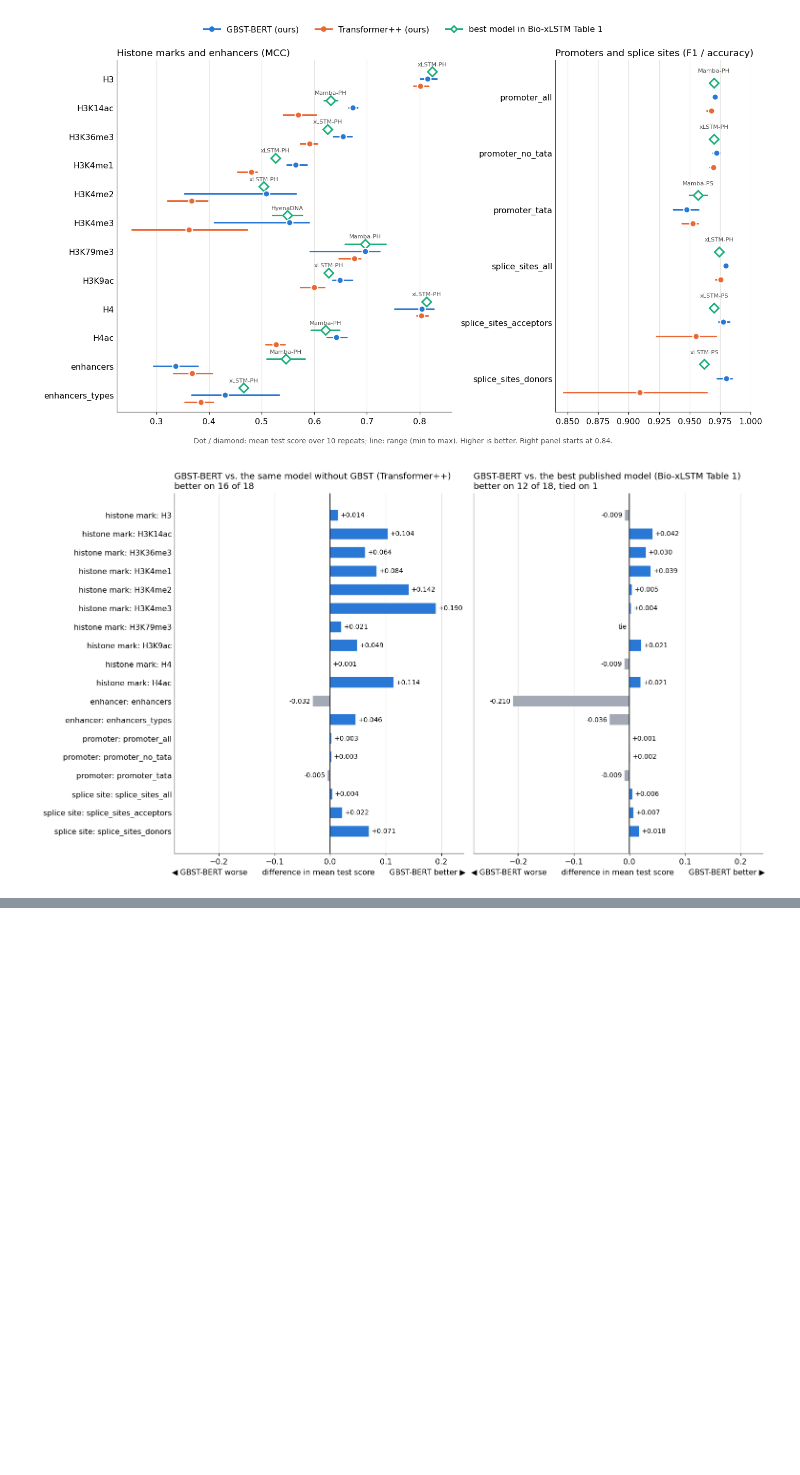
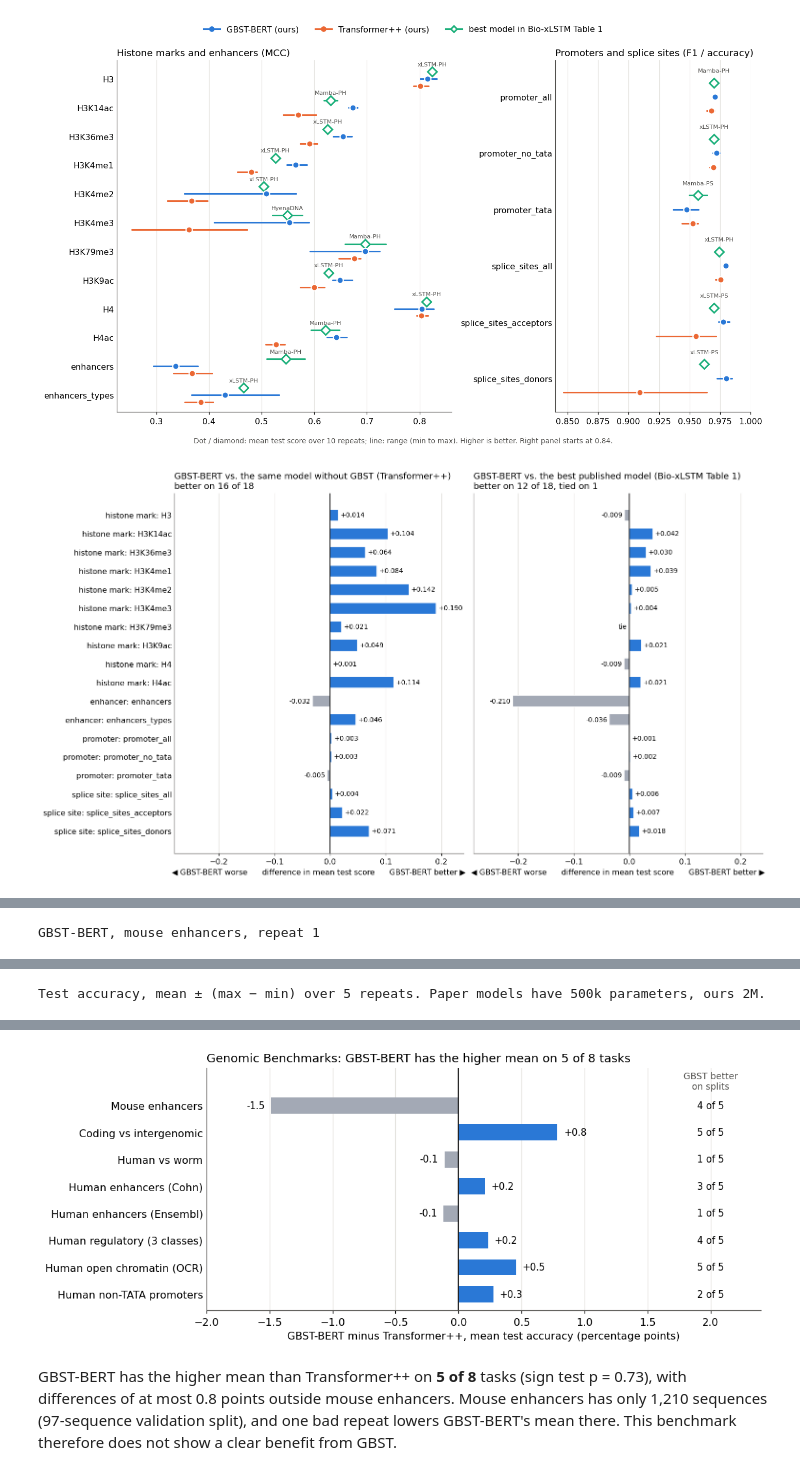
Before and after one commit to OMAR622-ai/dna-xlstm-charna, a Jupyter notebook: notebooks/GBST_BERT_full_pipeline.ipynb, the cells around one changed output, grey strips where cells are left out. Cells and saved outputs as stored; diff of their text form; code cells hidden in the pictures; blank space fills up the shorter version.

```diff
--- a/notebooks/GBST_BERT_full_pipeline.ipynb
+++ b/notebooks/GBST_BERT_full_pipeline.ipynb
@@ -45,9 +47,11 @@ TRAIN_GPUS = "1,2,3,4"    # GPUs for the long runs (pretraining, full benchmark)
 
 RUN_PRETRAINING = False   # True: pretrain both models again from scratch (≈1 day per model on 4 GPUs)
 RUN_NT_BENCHMARK = False  # True: all 18 tasks × 2 models × 10 repeats again (≈2 days on 4 GPUs)
-RUN_ONE_FINETUNE = True   # True: re-run one fine-tuning job (GBST-BERT, task H3, repeat 1; ≈16 min)
+RUN_GB_BENCHMARK = False  # True: all 8 Genomic Benchmarks tasks × 2 models × 5 repeats again (≈16 hours on 3 GPUs)
+RUN_ONE_FINETUNE = True   # True: re-run one NT fine-tuning job (GBST-BERT, task H3, repeat 1; ≈16 min)
+RUN_ONE_GB_FINETUNE = True  # True: re-run one Genomic Benchmarks job (GBST-BERT, mouse enhancers, repeat 1; ≈3 min)
 # %%
-import os, sys, re, json, time, math, pathlib, subprocess, importlib.util, warnings
+import os, sys, re, json, time, math, shutil, pathlib, subprocess, importlib.util, warnings, itertools, random
 os.environ["CUDA_VISIBLE_DEVICES"] = GPU          # must be set before torch is imported
 warnings.filterwarnings("ignore")
 
@@ -77,6 +81,7 @@ FASTA = REPO / "data/hg38/hg38.ml.fa"
 BED = REPO / "data/hg38/human-sequences.bed"
 PRETRAIN = REPO / "outputs/pretrain/hg38"
 NT_RESULTS = REPO / "outputs/downstream/nt_cv10_ep20"
+GB_RESULTS = REPO / "outputs/downstream/gb_cv5_ep10"
 
 # One look for every figure: blue = GBST-BERT, orange = Transformer++, green = paper models
 BLUE, ORANGE, GREEN, GREY = "#2a78d6", "#eb6834", "#1baf7a", "#a3a9b5"
@@ -873,0 +1017,68 @@ fig.tight_layout(); save(fig, "nt_differences"); plt.show()
+# %%
+GB_NAMES = {"dummy_mouse_enhancers_ensembl": "Mouse enhancers", "demo_coding_vs_intergenomic_seqs": "Coding vs intergenomic",
+            "demo_human_or_worm": "Human vs worm", "human_enhancers_cohn": "Human enhancers (Cohn)",
+            "human_enhancers_ensembl": "Human enhancers (Ensembl)", "human_ensembl_regulatory": "Human regulatory (3 classes)",
+            "human_ocr_ensembl": "Human open chromatin (OCR)", "human_nontata_promoters": "Human non-TATA promoters"}
+GB_SETTING = "LR-1e-3_BATCH_SIZE-128"
+
+if RUN_ONE_GB_FINETUNE:
+    task = "dummy_mouse_enhancers_ensembl"
+    shutil.rmtree(REPO / "outputs/downstream/gb_notebook_rerun", ignore_errors=True)
+    shell(f"CUDA_VISIBLE_DEVICES={GPU} MODEL=charna PRETRAIN_DIR=../outputs/pretrain/hg38/full_charna_mlm "
+          f"PRETRAINED_PATH={PRETRAIN}/full_charna_mlm/checkpoints/last.ckpt TASKS={task} LRS=1e-3 BATCH_SIZES=128 "
+          f"SEEDS=1 OUT_ROOT=./outputs/downstream/gb_notebook_rerun bash run_genomics_charna.sh",
+          OUT / "finetune_gb_seed1.log", cwd=REPO / "scripts_downstream", env={"CUDA_VISIBLE_DEVICES": GPU})
+    rel = f"{task}/full_charna_mlm_ph/{GB_SETTING}/seed-1/metrics.csv"
+    new, old = run_scores(REPO / "outputs/downstream/gb_notebook_rerun" / rel), run_scores(GB_RESULTS / rel)
+    display(pd.DataFrame({"best validation accuracy": [new[0], old[0]], "test accuracy": [new[1], old[1]]},
+                         index=["re-run now", "original run"]).style.format("{:.4f}")
+            .set_caption("GBST-BERT, mouse enhancers, repeat 1"))
+
+if RUN_GB_BENCHMARK:
+    shell(f"GPUS='{TRAIN_GPUS.replace(',', ' ')}' GB_OUT_ROOT=./outputs/downstream/gb_notebook "
+          f"OUT_DIR={REPO}/outputs/downstream/gb_queue_notebook bash run_gb_benchmark.sh '1 2 3 4 5'",
+          OUT / "gb_benchmark.log", cwd=REPO / "scripts_charna/server")
+    GB_RESULTS = REPO / "outputs/downstream/gb_notebook"
+
+gb_scores = {name: {t: {int(f.parent.name.split("-")[1]): run_scores(f)[1]
+                        for f in (GB_RESULTS / t / folder / GB_SETTING).glob("seed-*/metrics.csv")}
+                    for t in GB_NAMES} for name, folder in OURS.items()}
+gb_paper = pd.read_csv(REPO / "notebooks/bioxlstm_tableA2_gb.csv").set_index("task")
+GB_PAPER = ["Mamba-PH-500k", "xLSTM-PH-500k", "Mamba-PS-500k", "xLSTM-PS-500k"]
+gb_mean = pd.DataFrame({m: gb_paper[f"{m} mean"] for m in GB_PAPER}).loc[list(GB_NAMES)]
+gb_range = pd.DataFrame({m: gb_paper[f"{m} range"] for m in GB_PAPER}).loc[list(GB_NAMES)]
+for name in OURS:
+    gb_mean[name] = [np.mean(list(gb_scores[name][t].values())) for t in GB_NAMES]
+    gb_range[name] = [np.ptp(list(gb_scores[name][t].values())) for t in GB_NAMES]
+gb_splits = pd.Series({t: sum(gb_scores["GBST-BERT"][t][k] > gb_scores["Transformer++"][t][k]
+                              for k in gb_scores["GBST-BERT"][t]) for t in GB_NAMES})
+gb_is_best = gb_mean.ge(gb_mean.max(axis=1) - 5e-4, axis=0)
+gb_wins = gb_is_best.sum()
+gb_table = pd.DataFrame({m: [f"{a:.3f} ± {b:.3f}" for a, b in zip(gb_mean[m], gb_range[m])] for m in gb_mean}, index=gb_mean.index)
+gb_table["GBST-BERT better (of 5 splits)"] = gb_splits
+show_gb = gb_table.rename(index=GB_NAMES)
+show_gb.loc["Tasks with the best mean"] = [str(int(gb_wins[m])) for m in gb_mean] + [""]
+display(show_gb.style.set_caption("Test accuracy, mean ± (max − min) over 5 repeats. Paper models have 500k parameters, ours 2M."))
+gb_mean.to_csv(OUT / "gb_means.csv"); gb_range.to_csv(OUT / "gb_ranges.csv"); gb_table.to_csv(OUT / "gb_table.csv")
+
+gb_diff = 100 * (gb_mean["GBST-BERT"] - gb_mean["Transformer++"])
+gb_better = int((gb_diff > 0).sum())
+fig, ax = plt.subplots(figsize=(10, 4.4))
+y = np.arange(len(gb_diff))[::-1]
+ax.barh(y, gb_diff, color=[BLUE if d > 0 else GREY for d in gb_diff], height=0.6)
+for yi, d, k in zip(y, gb_diff, gb_splits):
+    ax.text(d + (0.05 if d >= 0 else -0.05), yi, f"{d:+.1f}", va="center", ha="left" if d >= 0 else "right", fontsize=9.5)
+    ax.text(2.0, yi, f"{k} of 5", va="center", ha="center", fontsize=9.5)
+ax.text(2.0, len(gb_diff) - 0.4, "GBST better\non splits", ha="center", fontsize=9, color=MUTED)
+ax.set_yticks(y, [GB_NAMES[t] for t in gb_diff.index]); ax.axvline(0, color=TEXT, lw=1.2)
+ax.set_xlim(-2, 2.4); ax.set_ylim(-0.6, len(gb_diff) + 0.4); ax.grid(axis="y", visible=False); ax.tick_params(axis="y", length=0)
+ax.set_xlabel("GBST-BERT minus Transformer++, mean test accuracy (percentage points)")
+ax.set_title(f"Genomic Benchmarks: GBST-BERT has the higher mean on {gb_better} of {len(gb_diff)} tasks")
+save(fig, "gb_differences"); plt.show()
+
+display(Markdown(f"GBST-BERT has the higher mean than Transformer++ on **{gb_better} of 8** tasks (sign test p = "
+                 f"{sign_test(gb_better, 8):.2f}), with differences of at most {gb_diff.abs().drop('dummy_mouse_enhancers_ensembl').max():.1f} "
+                 f"points outside mouse enhancers. Mouse enhancers has only 1,210 sequences (97-sequence validation "
+                 f"split), and one bad repeat lowers GBST-BERT's mean there. This benchmark therefore does not "
+                 f"show a clear benefit from GBST."))
+# %% [output]
@@ -873,0 +1086 @@ fig.tight_layout(); save(fig, "nt_differences"); plt.show()
+GBST-BERT, mouse enhancers, repeat 1
@@ -873,0 +1090 @@ fig.tight_layout(); save(fig, "nt_differences"); plt.show()
+Test accuracy, mean ± (max − min) over 5 repeats. Paper models have 500k parameters, ours 2M.
@@ -874 +1102,3 @@ fig.tight_layout(); save(fig, "nt_differences"); plt.show()
+[figure, added]
+GBST-BERT has the higher mean than Transformer++ on **5 of 8** tasks (sign test p = 0.73), with differences of at most 0.8 points outside mouse enhancers. Mouse enhancers has only 1,210 sequences (97-sequence validation split), and one bad repeat lowers GBST-BERT's mean there. This benchmark therefore does not show a clear benefit from GBST.
 # %% [markdown]
```
Also changed, not shown: parts of 15 cells of this notebook, 15 other files.
